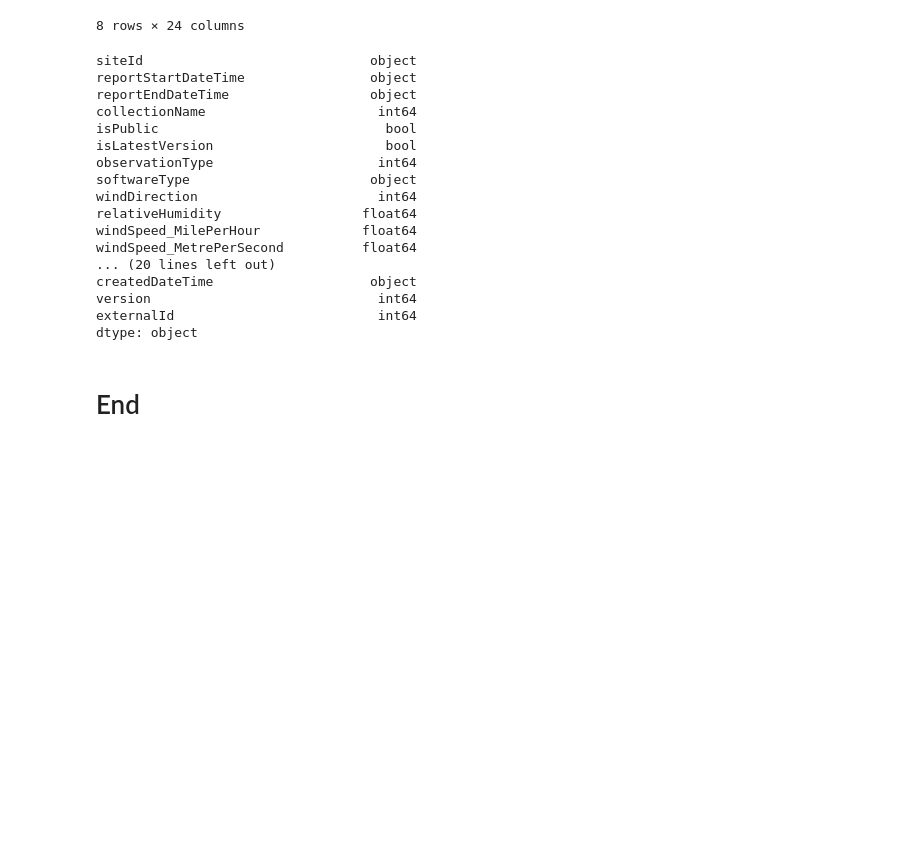
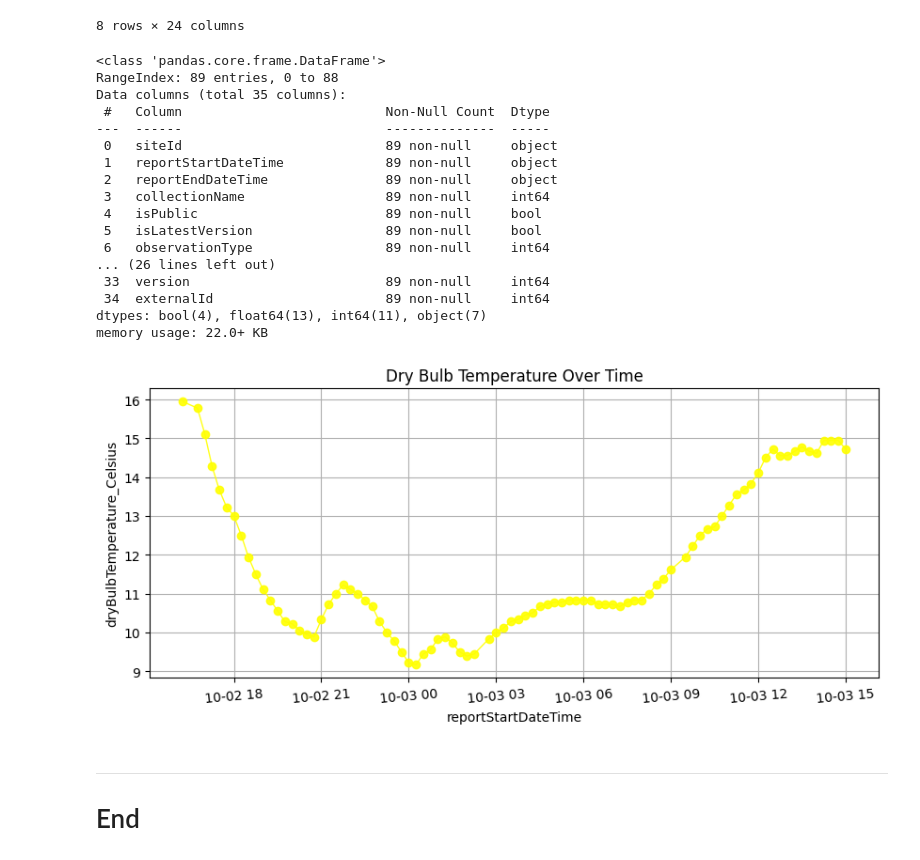
Before and after one commit to Noemidiaz/programming_for_data_analytics, a Jupyter notebook: assignments/assignment2-weather.ipynb, the cells around one changed output. Drawn from its saved outputs; the diff is of its cells as text; code cells hidden in the pictures; blank space fills up the shorter version.

Commit message:
Plotting dry bulb tempeture over time in Celsius

```diff
--- a/assignments/assignment2-weather.ipynb
+++ b/assignments/assignment2-weather.ipynb
@@ -57,25 +56,47 @@ df.describe()
 | max | 1.0 | 1.0 | 359.000000 | 92.400000 | 14.250000 | ... |
 8 rows × 24 columns
 # %%
-# Inspect types of variables
-df.dtypes
+# Information about the columns and types of variables
+df. info()
 # %% [output]
-siteId                             object
-reportStartDateTime                object
-reportEndDateTime                  object
-collectionName                      int64
-isPublic                             bool
-isLatestVersion                      bool
-observationType                     int64
-softwareType                       object
-windDirection                       int64
-relativeHumidity                  float64
-windSpeed_MilePerHour             float64
-windSpeed_MetrePerSecond          float64
-... (20 lines left out)
-createdDateTime                    object
-version                             int64
-externalId                          int64
-dtype: object
+<class 'pandas.core.frame.DataFrame'>
+RangeIndex: 89 entries, 0 to 88
+Data columns (total 35 columns):
+ #   Column                          Non-Null Count  Dtype
+---  ------                          --------------  -----
+ 0   siteId                          89 non-null     object
+ 1   reportStartDateTime             89 non-null     object
+ 2   reportEndDateTime               89 non-null     object
+ 3   collectionName                  89 non-null     int64
+ 4   isPublic                        89 non-null     bool
+ 5   isLatestVersion                 89 non-null     bool
+ 6   observationType                 89 non-null     int64
+... (26 lines left out)
+ 33  version                         89 non-null     int64
+ 34  externalId                      89 non-null     int64
+dtypes: bool(4), float64(13), int64(11), object(7)
+memory usage: 22.0+ KB
+# %%
+# datetime variable: 'reportStartDateTime'
+# This is the starting time date which represent the temperature at the beginning of each interval
+# Convert 'reportStartDateTime' to datetime format
+
+df['reportStartDateTime'] = pd.to_datetime(df['reportStartDateTime'])
+# %%
+# Plotting dry bulb tempeture over time in Celsius
+plt.figure(figsize=(10, 4))
+plt.plot(df['reportStartDateTime'], df['dryBulbTemperature_Celsius'], color="yellow", linestyle="-", linewidth="1", marker="o", alpha=0.9)
+
+plt.xlabel("reportStartDateTime")
+plt.ylabel("dryBulbTemperature_Celsius")
+plt.title("Dry Bulb Temperature Over Time")
+plt.grid(True)
+plt.xticks(rotation=5)
+
+plt.show()
+# %% [output]
+[figure, added]
 # %% [markdown]
+***
+
 # End
```
Also changed, not shown: parts of 8 cells of this notebook.
